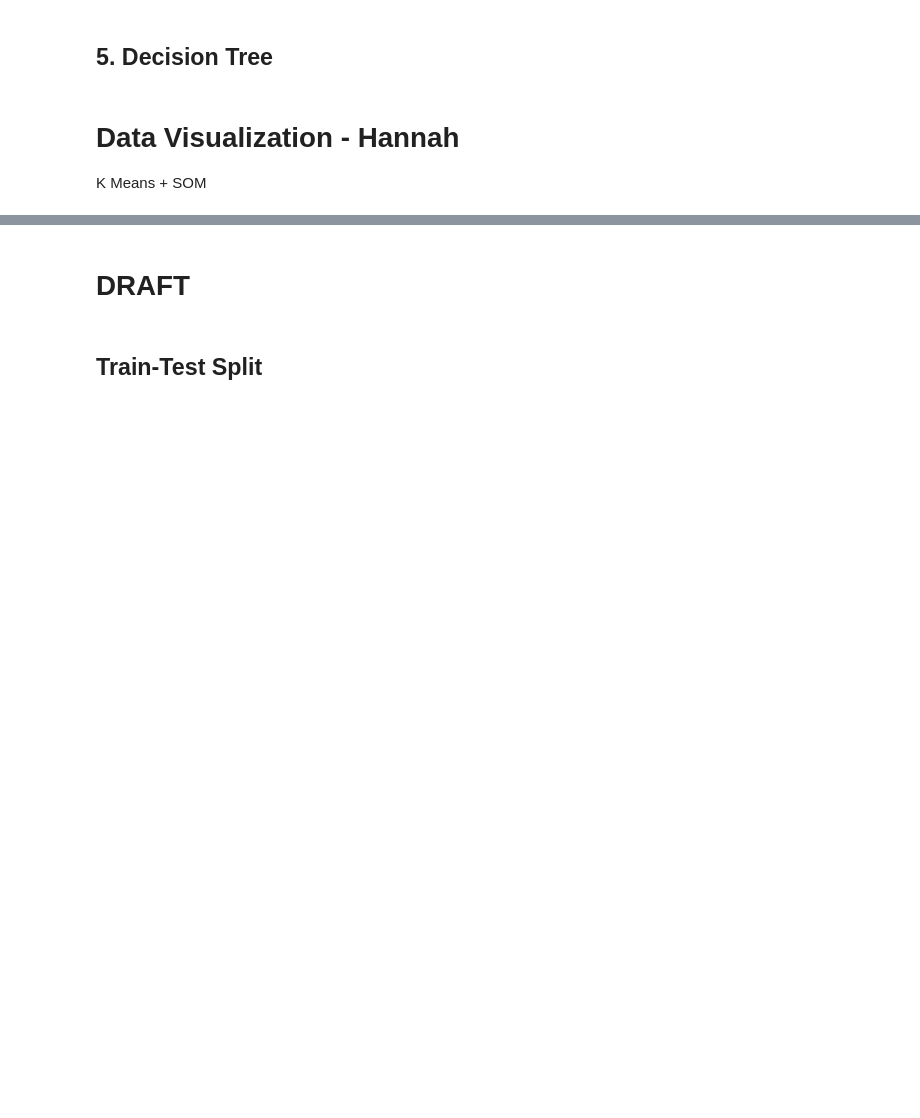
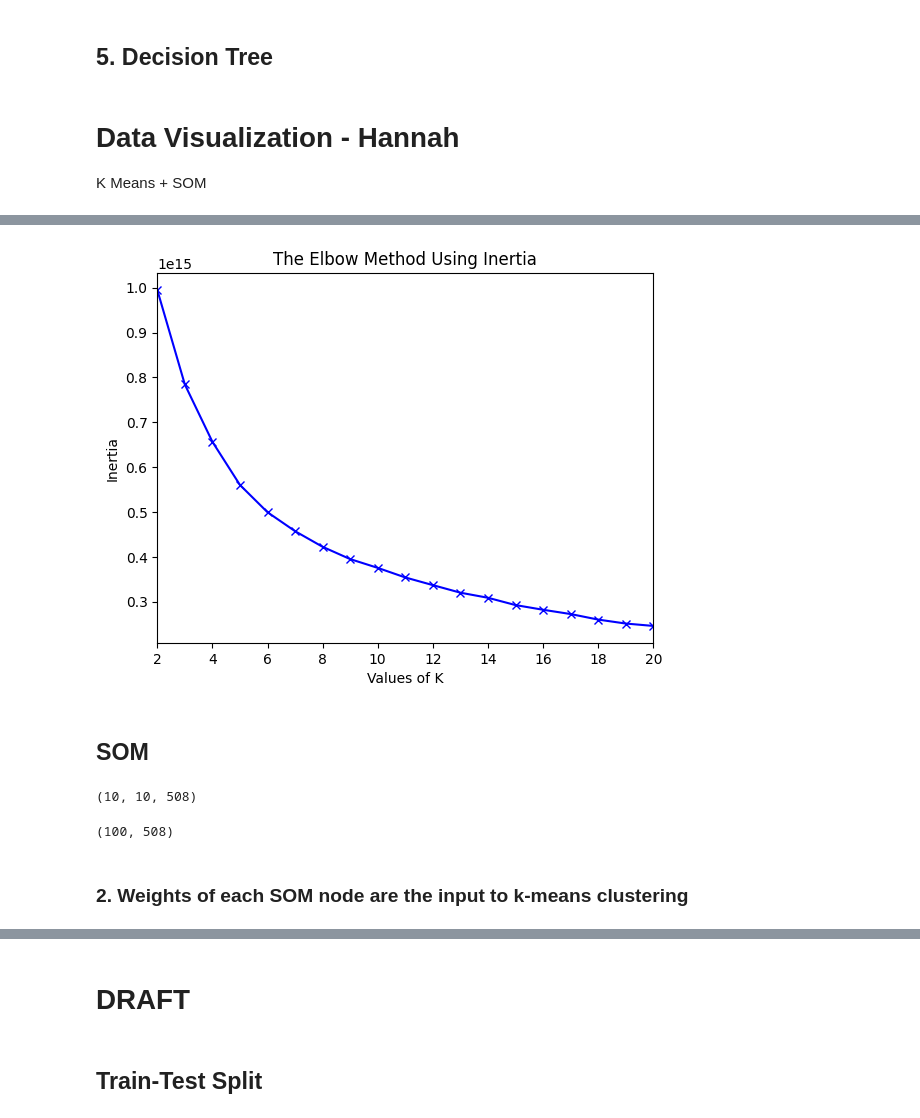
Before and after one commit to hannahrfong/CSC713M, a Jupyter notebook: Investigatory_Project.ipynb, the cells around one changed output, grey strips where cells are left out. Cells and saved outputs as stored; diff of their text form; code cells hidden in the pictures; blank space fills up the shorter version.

Commit message:
Added code for feature selection using PCA and unsupervised learning

```diff
--- a/Investigatory_Project.ipynb
+++ b/Investigatory_Project.ipynb
@@ -1027,0 +1117,15 @@ K Means + SOM
+# %%
+inertias = []
+dbi_scores = []
+mapping = {}
+K = range(2, 21)
+
+for k in K:
+    kMeans = KMeans(n_clusters=k, random_state=0, n_init=10)
+    kMeans.fit(X)
+    inertias.append(kMeans.inertia_)
+    mapping[k] = kMeans.inertia_
+
+    dbi = davies_bouldin_score(X, kMeans.labels_)
+    dbi_scores.append(dbi)
+    #todo: print dbi
@@ -1027,0 +1154,11 @@ K Means + SOM
+# %%
+plt.plot(K, inertias, 'bx-')
+plt.xlabel('Values of K')
+plt.ylabel('Inertia')
+plt.title('The Elbow Method Using Inertia')
+plt.xlim([2, 20])
+plt.show()
+# %% [output]
+[figure, added]
+# %% [markdown]
+## SOM
@@ -1027,0 +1168,17 @@ K Means + SOM
+# %%
+data = X.to_numpy()
+som_shape = (10,10)
+som = MiniSom(som_shape[0], som_shape[1], data.shape[1])
+som.train_batch(data, 100000)
+
+centroids = som.get_weights()
+centroids.shape
+# %% [output]
+(10, 10, 508)
+# %%
+flattened_centroids = centroids.reshape((centroids.shape[0]*centroids.shape[1], centroids.shape[2]))
+flattened_centroids.shape
+# %% [output]
+(100, 508)
+# %% [markdown]
+### 2. Weights of each SOM node are the input to k-means clustering
```
Also changed, not shown: parts of 51 cells of this notebook.
